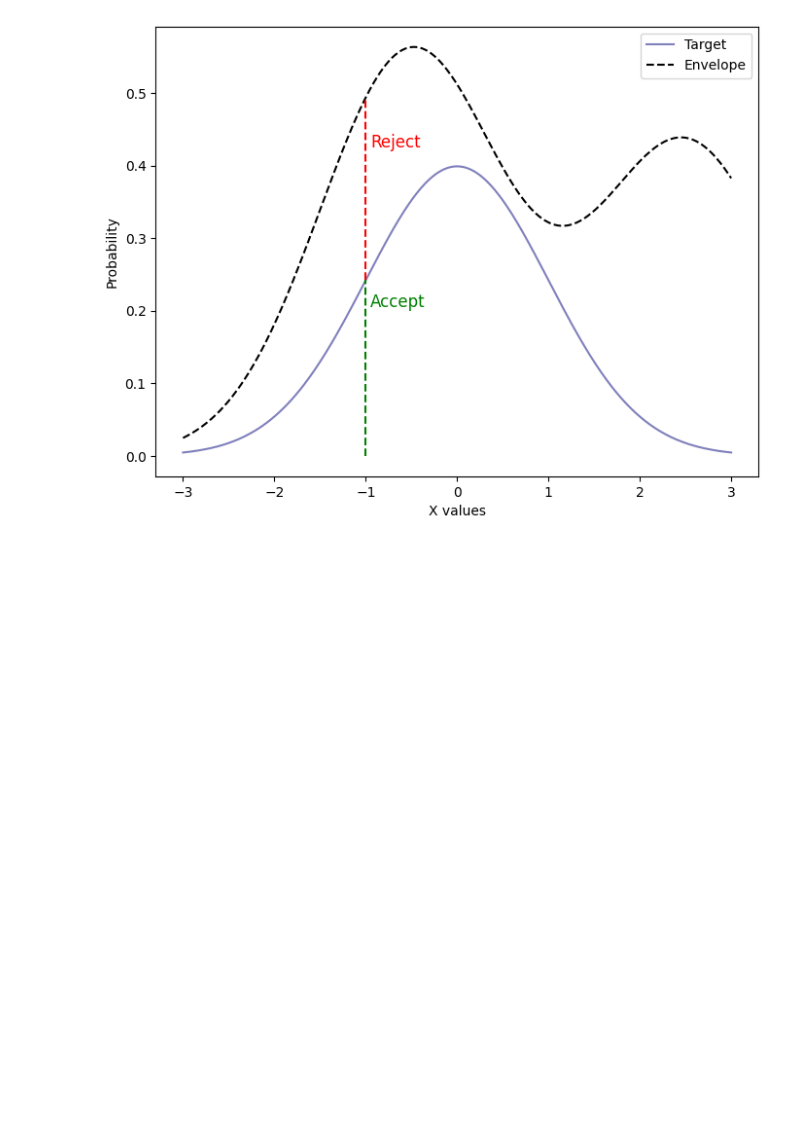
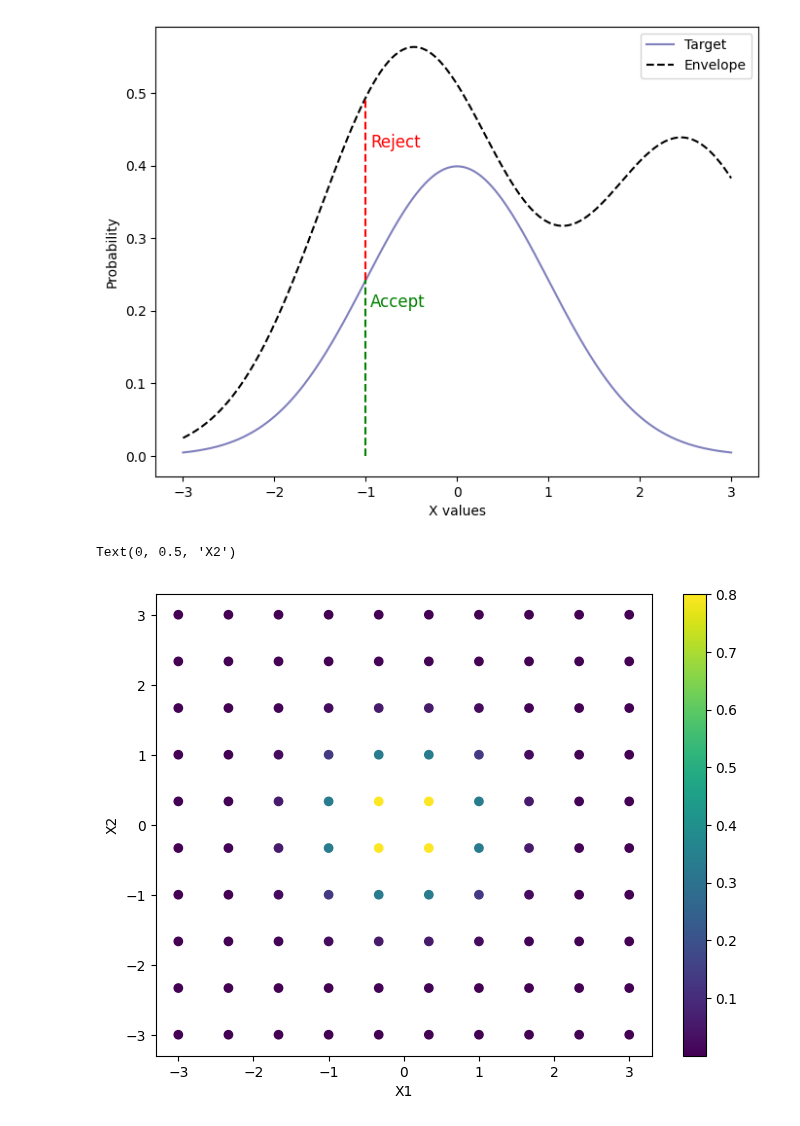
Before and after one commit to Daniel-Haas-B/NeuralQuantumState, a Jupyter notebook: misc.ipynb, the cells around one changed output. Saved outputs shown, nothing was run; the diff lists cells and outputs as text; code cells hidden in the pictures; blank space fills up the shorter version.

```diff
--- a/misc.ipynb
+++ b/misc.ipynb
@@ -363,3 +363,29 @@ plt.legend()
 plt.show()
 # %% [output]
 [figure]
+# %%
+r1 = np.linspace(-3, 3, 10)
+r2 = np.linspace(-3, 3, 10)
+
+R1, R2 = np.meshgrid(r1, r2)
+def psi(r):
+    x1 = r[0]
+    x2 = r[1]
+    return np.exp(-x1**2 - x2**2)
+
+# plot
+plt.figure(figsize=(8, 6))
+
+Z = psi([R1, R2])
+
+
+plt.colorbar(contour)
+
+
+
+
+plt.xlabel('X1')
+plt.ylabel('X2')
+# %% [output]
+Text(0, 0.5, 'X2')
+[figure, added]
```
Also changed, not shown: 8 other files.
